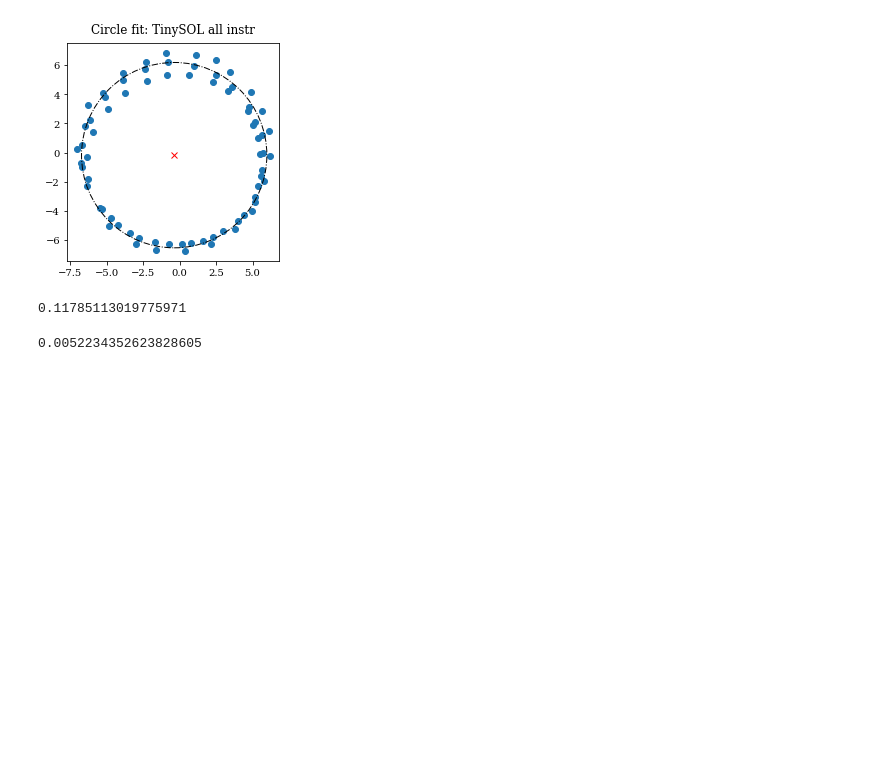
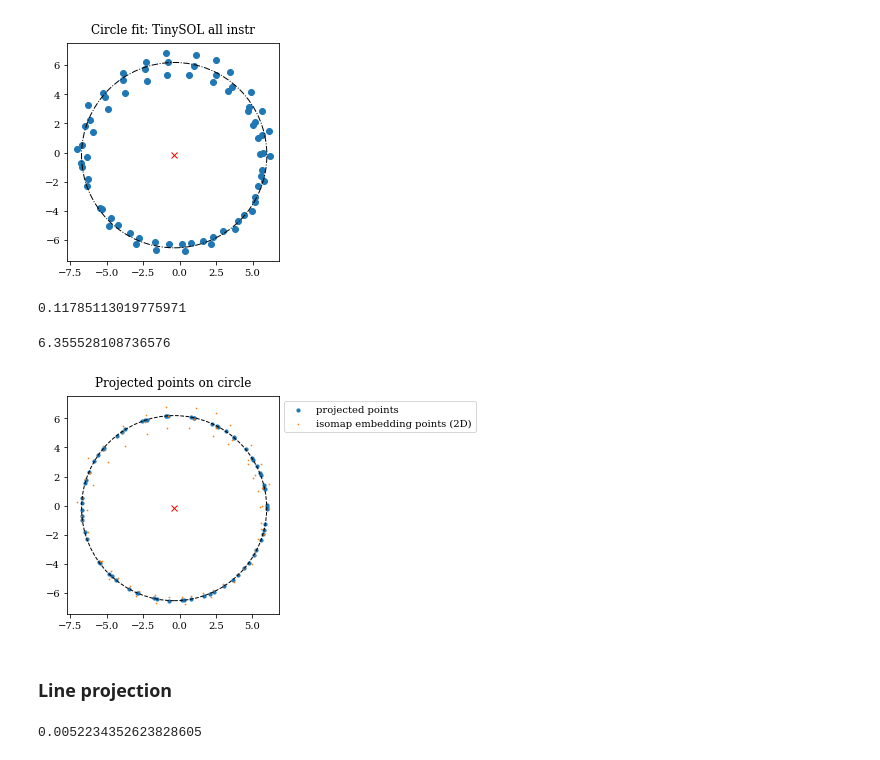
Before and after one commit to sripathisridhar/sridhar2020ismir, a Jupyter notebook: helicalitySOL.ipynb, the cells around one changed output. Drawn from its saved outputs; the diff is of its cells as text; code cells hidden in the pictures; blank space fills up the shorter version.

Commit message:
Added line and circle projections

```diff
--- a/helicalitySOL.ipynb
+++ b/helicalitySOL.ipynb
@@ -176,3 +178,7 @@ print(np.sqrt(circle_residual)/72)
 # %% [output]
 [figure]
 0.11785113019775971
+# %%
+r
+# %% [output]
+6.355528108736576
@@ -179 +195,43 @@ print(np.sqrt(circle_residual)/72)
+# %%
+import sympy
+
+from sympy.geometry import Circle, Point, Line
+
+center = Point(x, evaluate=False)
+c = Circle(center, r, evaluate=False)
+
+l = Line(Point(coords[0,:-1]), center, evaluate=False)
+points = [tuple(p) for p in l.points]
+
+xy_prime = []
+
+# TODO: Optimize to a more pythonic manner
+for x,y in coords[:,:2]:
+
+    intersections = c.intersection(Line(Point(x,y), center, evaluate=False))
+
+    if distance((x,y),intersections[0]) < distance((x,y), intersections[1]):
+        xy_prime.append([float(p) for p in intersections[0]])
+    else:
+        xy_prime.append([float(p) for p in intersections[1]])
+# %%
+fig, axes = plt.subplots()
+plt.scatter(np.array(xy_prime)[:,0],np.array(xy_prime)[:,1], s=10,
+            label='projected points')
+plt.scatter(A[0,:],A[1,:], s=0.5, label='isomap embedding points (2D)')
+plt.plot(center[0],center[1],'rx')
+
+circle = plt.Circle([float(p) for p in center], radius=r, fill=False,
+                    linestyle='--', label='estimated circle fit')
+
+axes.set_aspect(1)
+axes.add_artist(circle)
+
+plt.title('Projected points on circle', pad=10.0)
+plt.legend(bbox_to_anchor=(1,1))
+plt.show()
+# %% [output]
+[figure, added]
+# %% [markdown]
+### Line projection
 # %%
```
Also changed, not shown: parts of 5 cells of this notebook.
